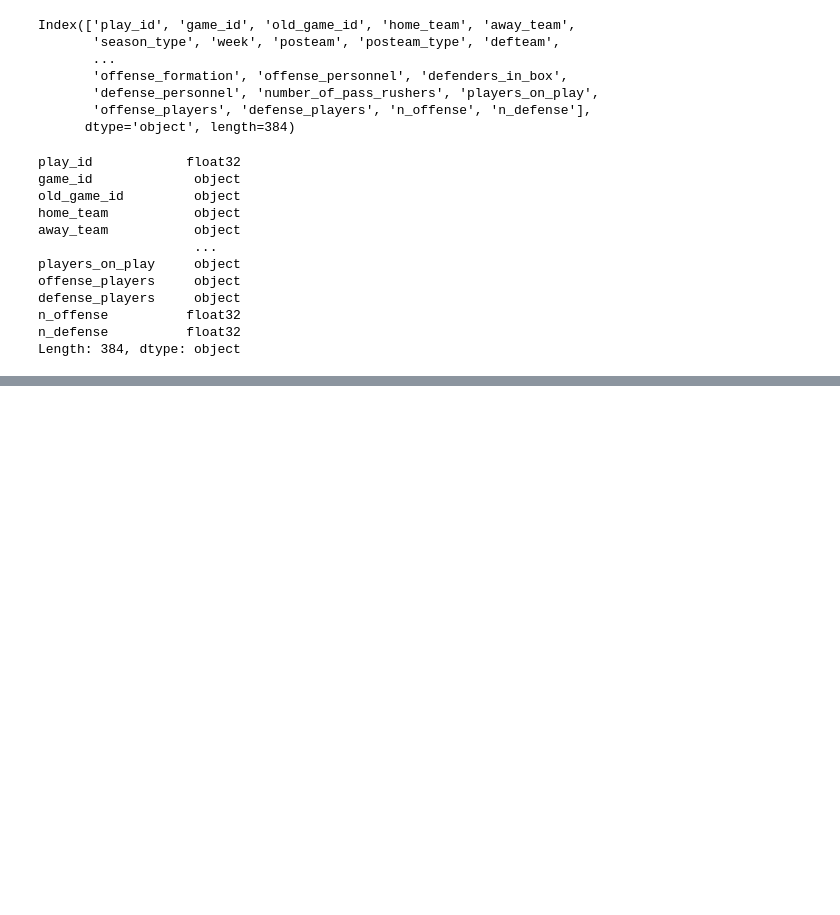
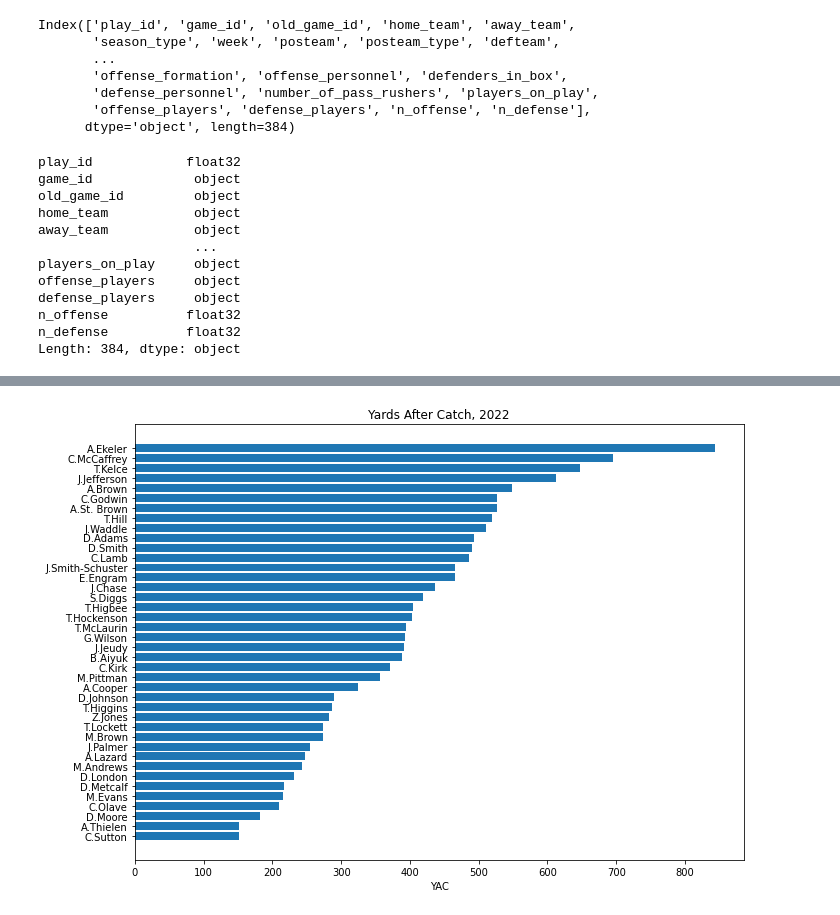
Before and after one commit to tejseth/nfl-tutorials-2022, a Jupyter notebook: nfl_data_py_1.ipynb, the cells around one changed output, grey strips where cells are left out. Drawn from its saved outputs; the diff is of its cells as text; code cells hidden in the pictures; blank space fills up the shorter version.

```diff
--- a/nfl_data_py_1.ipynb
+++ b/nfl_data_py_1.ipynb
@@ -58,0 +71,4 @@ Length: 384, dtype: object
+# %%
+pbp_rp = pbp[(pbp['pass'] == 1) | (pbp['rush'] == 1)]
+pbp_rp = pbp_rp.dropna(subset=['epa', 'posteam', 'defteam'])
+pbp_rp.shape
@@ -58,0 +169,17 @@ Length: 384, dtype: object
+# %%
+receiver_yac = pbp_rp[(pbp_rp['pass'] == 1)].groupby('receiver_player_name').agg({'pass': 'count',
+        'yards_after_catch': 'sum'}).reset_index().rename(columns = {'pass' : 'targets', 'yards_after_catch' : 'yac'})
+receiver_yac = receiver_yac[(receiver_yac['targets'] >= 100)]
+receiver_yac.sort_values('yac', inplace = True)
+# %%
+name = receiver_yac['receiver_player_name']
+yac = receiver_yac['yac']
+
+fig, ax = plt.subplots(figsize=(10, 7))
+
+ax.barh(name, yac)
+ax.set_title("Yards After Catch, 2022")
+ax.set_xlabel("YAC")
+plt.show()
+# %% [output]
+[figure, added]
```
Also changed, not shown: parts of 15 cells of this notebook.
